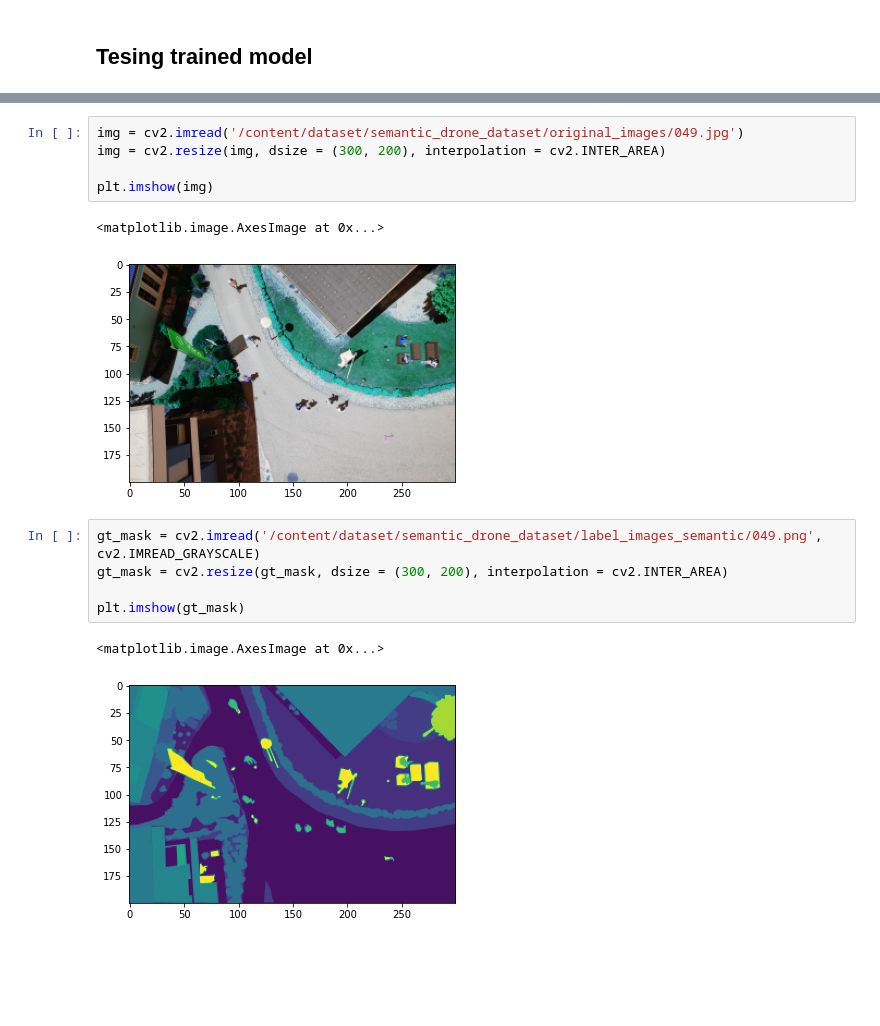
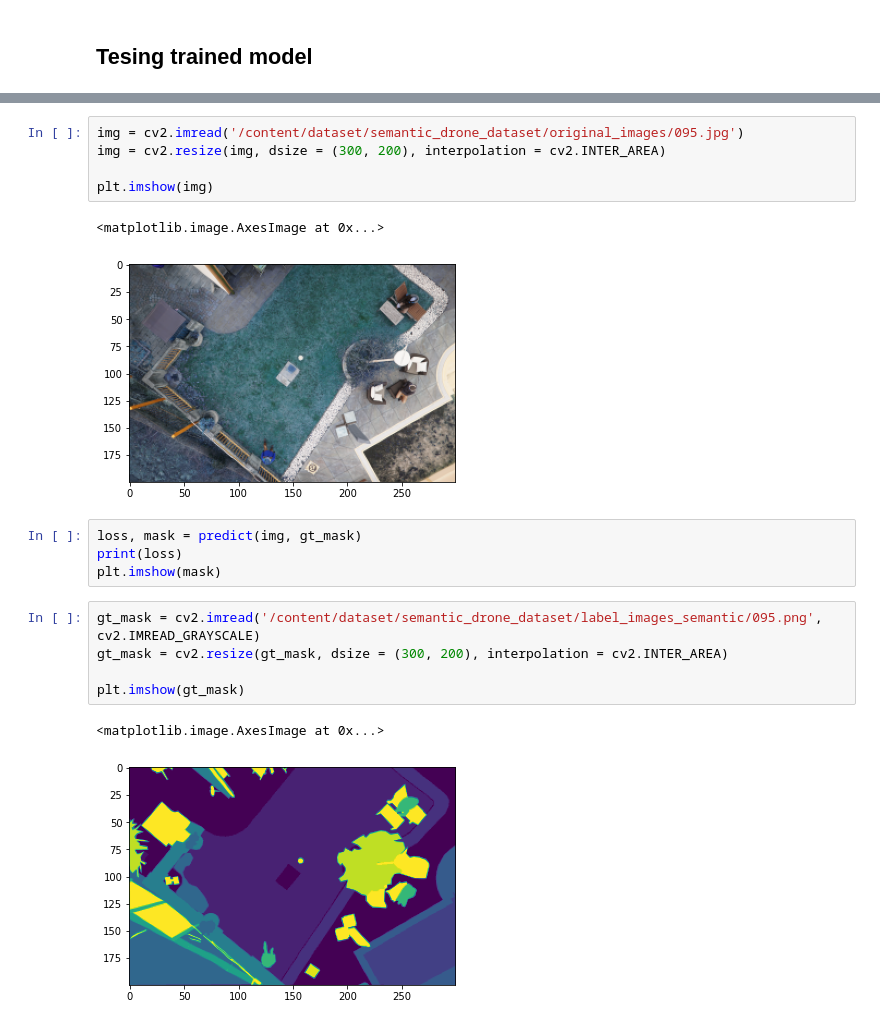
Before and after one commit to Combi2k2/Combi-Unet, a Jupyter notebook: Combi_Unet.ipynb, the cells around one changed output, grey strips where cells are left out. Cells and saved outputs as stored; diff of their text form; blank space fills up the shorter version.

```diff
--- a/Combi_Unet.ipynb
+++ b/Combi_Unet.ipynb
@@ -319,17 +327,21 @@ def predict(image):
 # %%
-img = cv2.imread('/content/dataset/semantic_drone_dataset/original_images/049.jpg')
+img = cv2.imread('/content/dataset/semantic_drone_dataset/original_images/095.jpg')
 img = cv2.resize(img, dsize = (300, 200), interpolation = cv2.INTER_AREA)
 
 plt.imshow(img)
 # %% [output]
 <matplotlib.image.AxesImage at 0x...>
-[figure, old version]
+[figure, new version]
+# %%
+loss, mask = predict(img, gt_mask)
+print(loss)
+plt.imshow(mask)
 # %%
-gt_mask = cv2.imread('/content/dataset/semantic_drone_dataset/label_images_semantic/049.png', cv2.IMREAD_GRAYSCALE)
+gt_mask = cv2.imread('/content/dataset/semantic_drone_dataset/label_images_semantic/095.png', cv2.IMREAD_GRAYSCALE)
 gt_mask = cv2.resize(gt_mask, dsize = (300, 200), interpolation = cv2.INTER_AREA)
 
 plt.imshow(gt_mask)
 # %% [output]
 <matplotlib.image.AxesImage at 0x...>
-[figure, old version]
+[figure, new version]
 # %%
```
Also changed, not shown: parts of 9 cells of this notebook.
